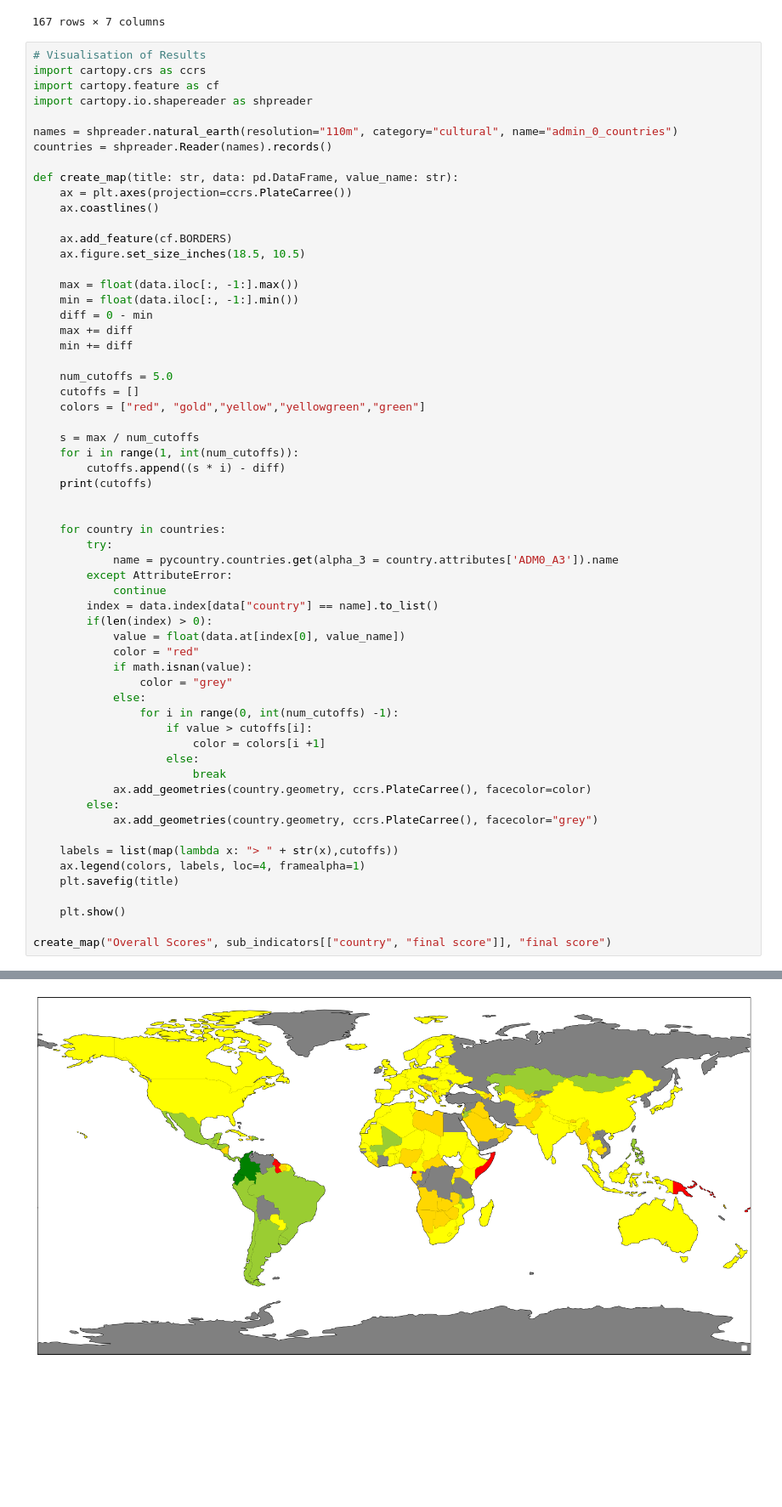
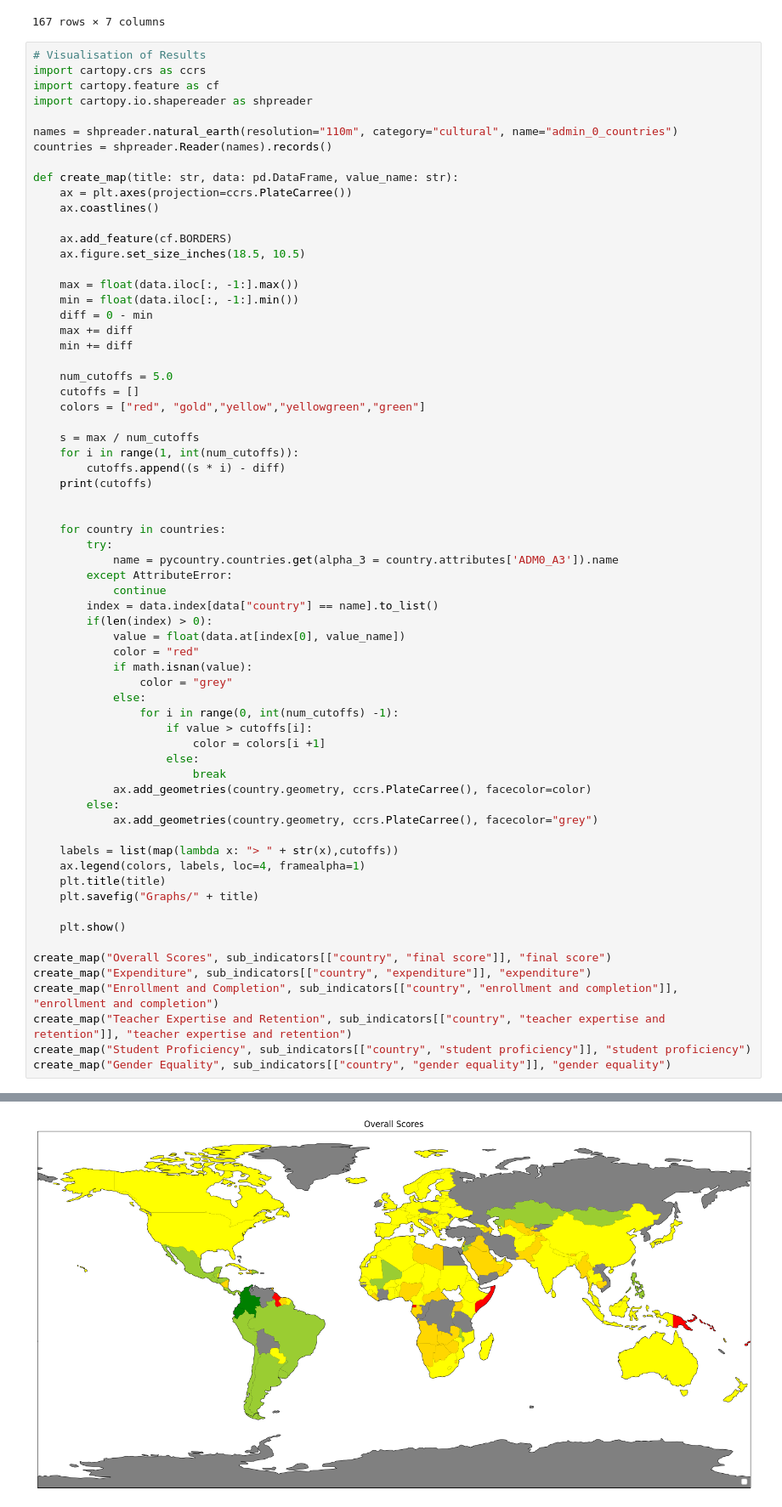
Before and after one commit to Jordan-Conway/DA-V-CA, a Jupyter notebook: index.ipynb, the cells around one changed output, grey strips where cells are left out. Shown at 85% size. Saved outputs shown, nothing was run; the diff lists cells and outputs as text; blank space fills up the shorter version.

Commit message:
Add final graphs

```diff
--- a/index.ipynb
+++ b/index.ipynb
@@ -703,32 +703,38 @@ def create_map(title: str, data: pd.DataFrame, value_name: str):
             name = pycountry.countries.get(alpha_3 = country.attributes['ADM0_A3']).name
         except AttributeError:
             continue
         index = data.index[data["country"] == name].to_list()
         if(len(index) > 0):
             value = float(data.at[index[0], value_name])
             color = "red"
             if math.isnan(value):
                 color = "grey"
             else:
                 for i in range(0, int(num_cutoffs) -1):
                     if value > cutoffs[i]:
                         color = colors[i +1]
                     else:
                         break
             ax.add_geometries(country.geometry, ccrs.PlateCarree(), facecolor=color)
         else:
             ax.add_geometries(country.geometry, ccrs.PlateCarree(), facecolor="grey")
 
     labels = list(map(lambda x: "> " + str(x),cutoffs))
     ax.legend(colors, labels, loc=4, framealpha=1)
-    plt.savefig(title)
+    plt.title(title)
+    plt.savefig("Graphs/" + title)
 
     plt.show()
 
 create_map("Overall Scores", sub_indicators[["country", "final score"]], "final score")
+create_map("Expenditure", sub_indicators[["country", "expenditure"]], "expenditure")
+create_map("Enrollment and Completion", sub_indicators[["country", "enrollment and completion"]], "enrollment and completion")
+create_map("Teacher Expertise and Retention", sub_indicators[["country", "teacher expertise and retention"]], "teacher expertise and retention")
+create_map("Student Proficiency", sub_indicators[["country", "student proficiency"]], "student proficiency")
+create_map("Gender Equality", sub_indicators[["country", "gender equality"]], "gender equality")
 # %% [output]
 [-0.4232432534008459, -0.06429627241474511, 0.29465070857135567, 0.6535976895574565]
 A proxy artist may be used instead.
 See: https://matplotlib.org/stable/users/explain/axes/legend_guide.html#controlling-the-legend-entries
   ax.legend(colors, labels, loc=4, framealpha=1)
-[figure, old version]
+[figure, new version]
```
Also changed, not shown: parts of 1 cell of this notebook, 6 other files.
